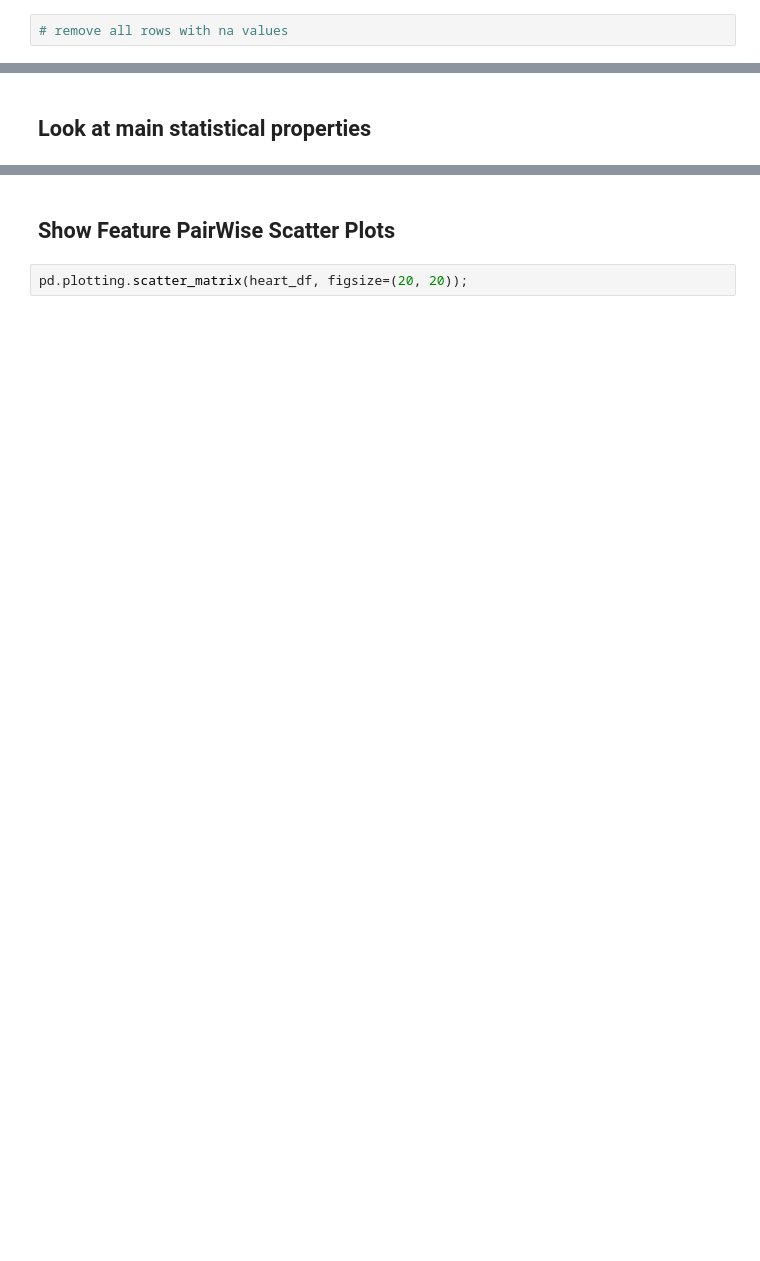
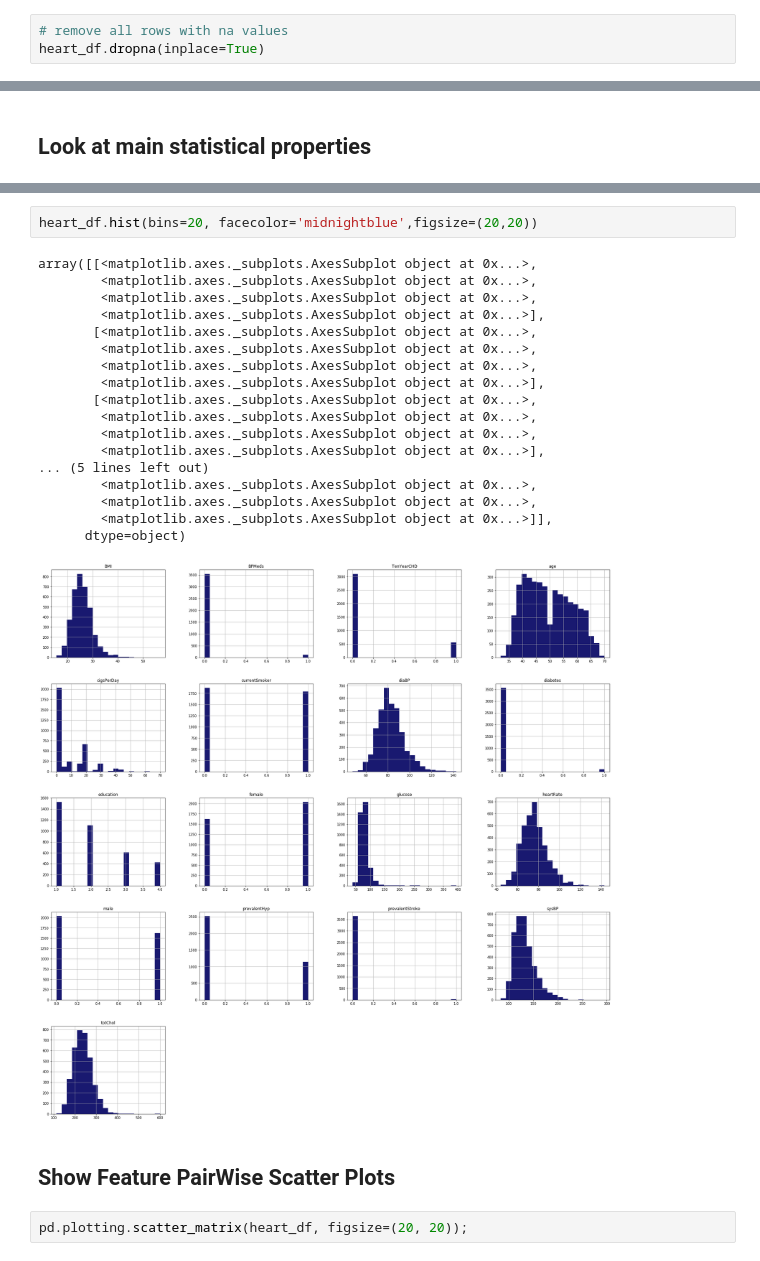
Before and after one commit to amareyah/MaxinAI_Education, a Jupyter notebook: ml_intro/workshop_1_problem_1.ipynb, the cells around one changed output, grey strips where cells are left out. Cells and saved outputs as stored; diff of their text form; blank space fills up the shorter version.

```diff
--- a/ml_intro/workshop_1_problem_1.ipynb
+++ b/ml_intro/workshop_1_problem_1.ipynb
@@ -202,6 +289,7 @@ print(f'we will remove missing values since we have {np.around(na_percentage, de
 we will remove missing values since we have 13.73 percent of rows in total with empty values
 # %%
 # remove all rows with na values
+heart_df.dropna(inplace=True)
 # %% [markdown]
 **Removing rows with nan's is not a good approach! For better feature engineering there are many approaches to fill missing values if it's possible. Such process is called data [imputation](https://scikit-learn.org/stable/modules/impute.html) and is frequently done on missing values if the percentage of missing values are less than 5% (Can be more depending on your needs)**
 # %% [markdown]
@@ -229,3 +305,24 @@ heart_df.describe()
+# %%
+heart_df.hist(bins=20, facecolor='midnightblue',figsize=(20,20))
+# %% [output]
+array([[<matplotlib.axes._subplots.AxesSubplot object at 0x...>,
+        <matplotlib.axes._subplots.AxesSubplot object at 0x...>,
+        <matplotlib.axes._subplots.AxesSubplot object at 0x...>,
+        <matplotlib.axes._subplots.AxesSubplot object at 0x...>],
+       [<matplotlib.axes._subplots.AxesSubplot object at 0x...>,
+        <matplotlib.axes._subplots.AxesSubplot object at 0x...>,
+        <matplotlib.axes._subplots.AxesSubplot object at 0x...>,
+        <matplotlib.axes._subplots.AxesSubplot object at 0x...>],
+       [<matplotlib.axes._subplots.AxesSubplot object at 0x...>,
+        <matplotlib.axes._subplots.AxesSubplot object at 0x...>,
+        <matplotlib.axes._subplots.AxesSubplot object at 0x...>,
+        <matplotlib.axes._subplots.AxesSubplot object at 0x...>],
+... (5 lines left out)
+        <matplotlib.axes._subplots.AxesSubplot object at 0x...>,
+        <matplotlib.axes._subplots.AxesSubplot object at 0x...>,
+        <matplotlib.axes._subplots.AxesSubplot object at 0x...>]],
+      dtype=object)
+[figure, added]
 # %% [markdown]
 ## Show Feature PairWise Scatter Plots
 # %%
```
Also changed, not shown: parts of 40 cells of this notebook, 1 other file.
